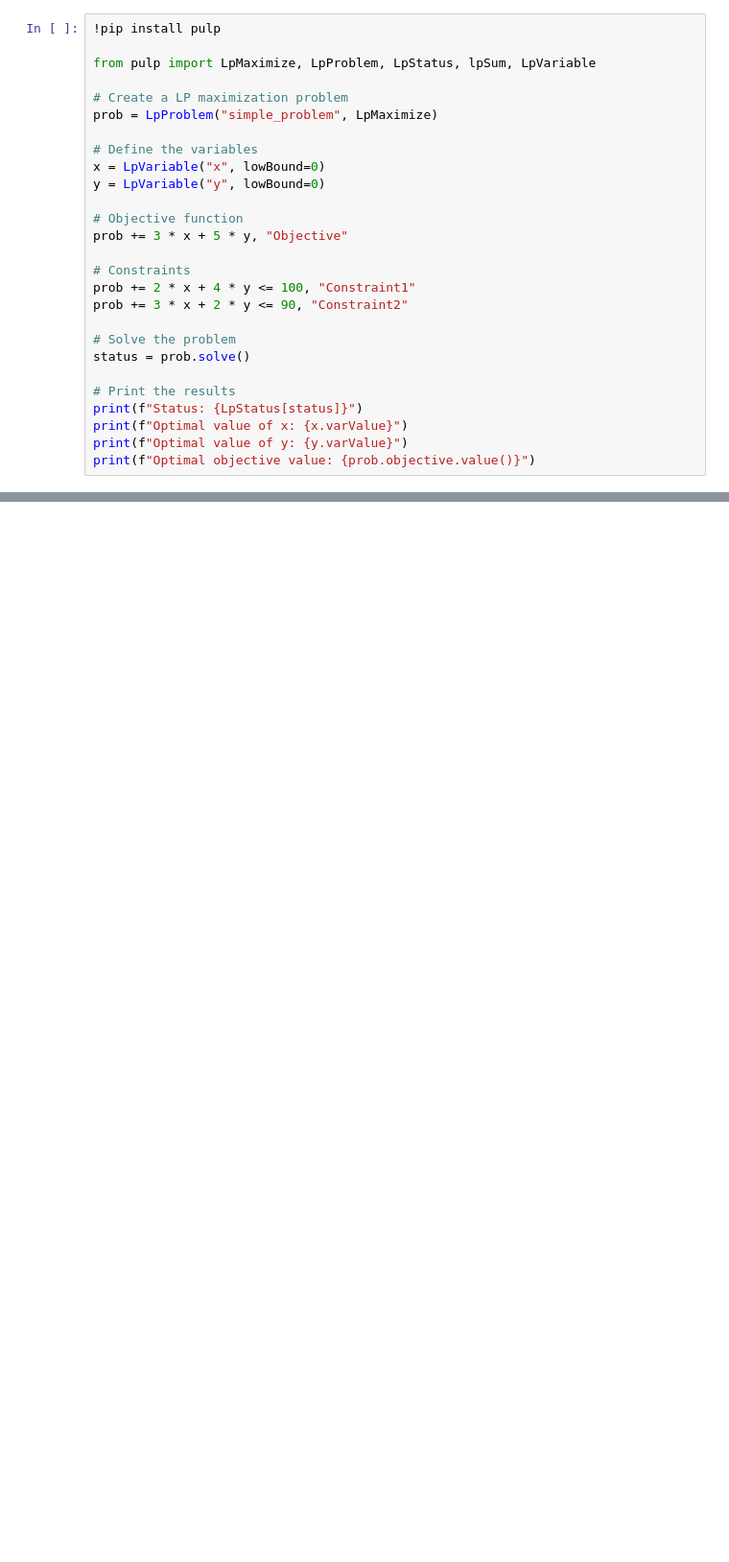
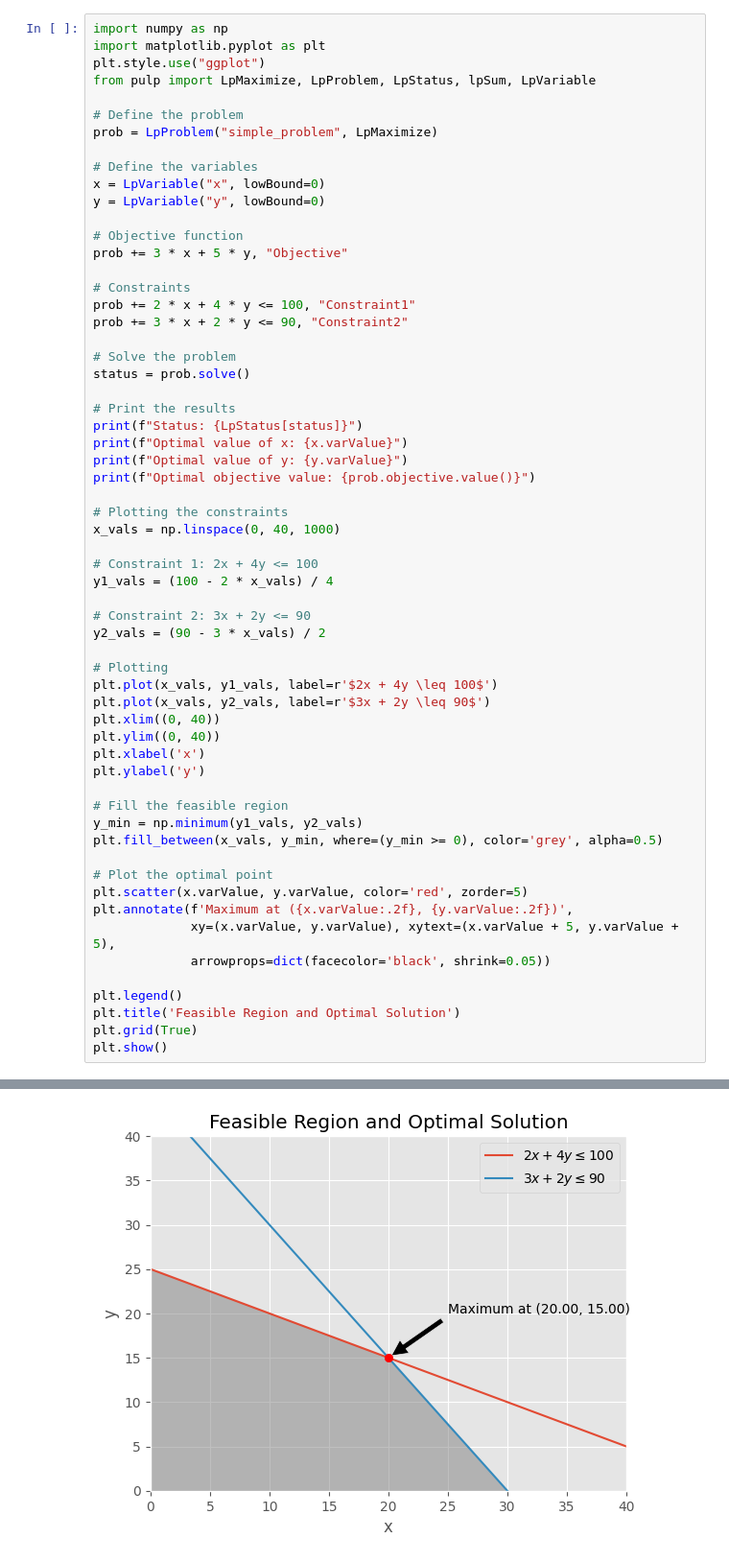
Before and after one commit to bhavinmoriya/LearnBasics, a Jupyter notebook: learn-operation-research.ipynb, the cells around one changed output, grey strips where cells are left out. Shown at 96% size. Cells and saved outputs as stored; diff of their text form; blank space fills up the shorter version.

```diff
--- a/learn-operation-research.ipynb
+++ b/learn-operation-research.ipynb
@@ -1,9 +9,10 @@
 # %%
-!pip install pulp
-
+import numpy as np
+import matplotlib.pyplot as plt
+plt.style.use("ggplot")
 from pulp import LpMaximize, LpProblem, LpStatus, lpSum, LpVariable
 
-# Create a LP maximization problem
+# Define the problem
 prob = LpProblem("simple_problem", LpMaximize)
 
 # Define the variables
@@ -25,4 +34,36 @@ print(f"Status: {LpStatus[status]}")
 print(f"Optimal value of x: {x.varValue}")
 print(f"Optimal value of y: {y.varValue}")
 print(f"Optimal objective value: {prob.objective.value()}")
+
+# Plotting the constraints
+x_vals = np.linspace(0, 40, 1000)
+
+# Constraint 1: 2x + 4y <= 100
+y1_vals = (100 - 2 * x_vals) / 4
+
+# Constraint 2: 3x + 2y <= 90
+y2_vals = (90 - 3 * x_vals) / 2
+
+# Plotting
+plt.plot(x_vals, y1_vals, label=r'$2x + 4y \leq 100$')
+plt.plot(x_vals, y2_vals, label=r'$3x + 2y \leq 90$')
+plt.xlim((0, 40))
+plt.ylim((0, 40))
+plt.xlabel('x')
+plt.ylabel('y')
+
+# Fill the feasible region
+y_min = np.minimum(y1_vals, y2_vals)
+plt.fill_between(x_vals, y_min, where=(y_min >= 0), color='grey', alpha=0.5)
+
+# Plot the optimal point
+plt.scatter(x.varValue, y.varValue, color='red', zorder=5)
+plt.annotate(f'Maximum at ({x.varValue:.2f}, {y.varValue:.2f})',
+             xy=(x.varValue, y.varValue), xytext=(x.varValue + 5, y.varValue + 5),
+             arrowprops=dict(facecolor='black', shrink=0.05))
+
+plt.legend()
+plt.title('Feasible Region and Optimal Solution')
+plt.grid(True)
+plt.show()
 # %% [output]
@@ -42,4 +83,5 @@ At line 3 ROWS
 Status: Optimal
 Optimal value of x: 20.0
 Optimal value of y: 15.0
 Optimal objective value: 135.0
+[figure, added]
```
Also changed, not shown: parts of 2 cells of this notebook.
